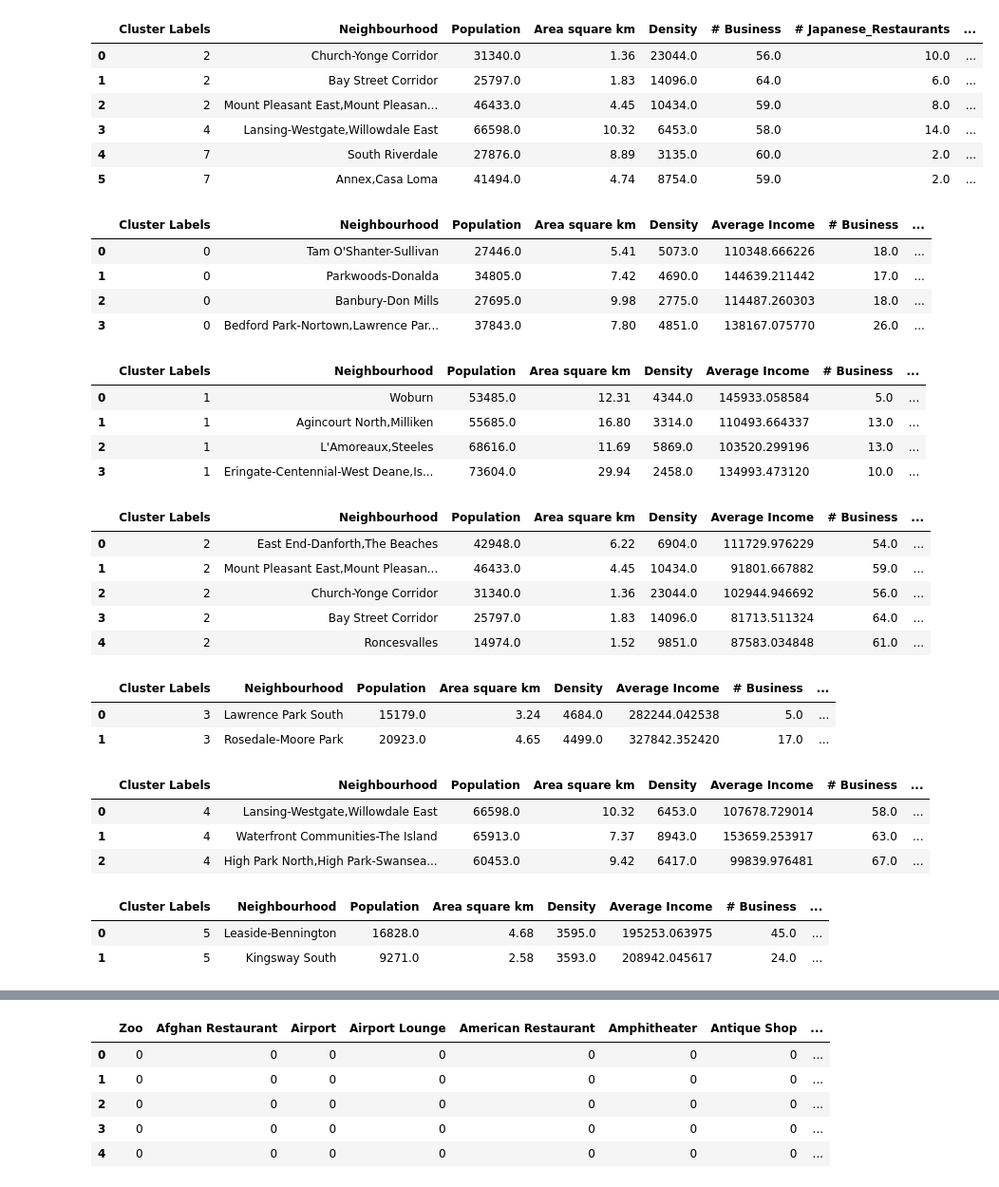
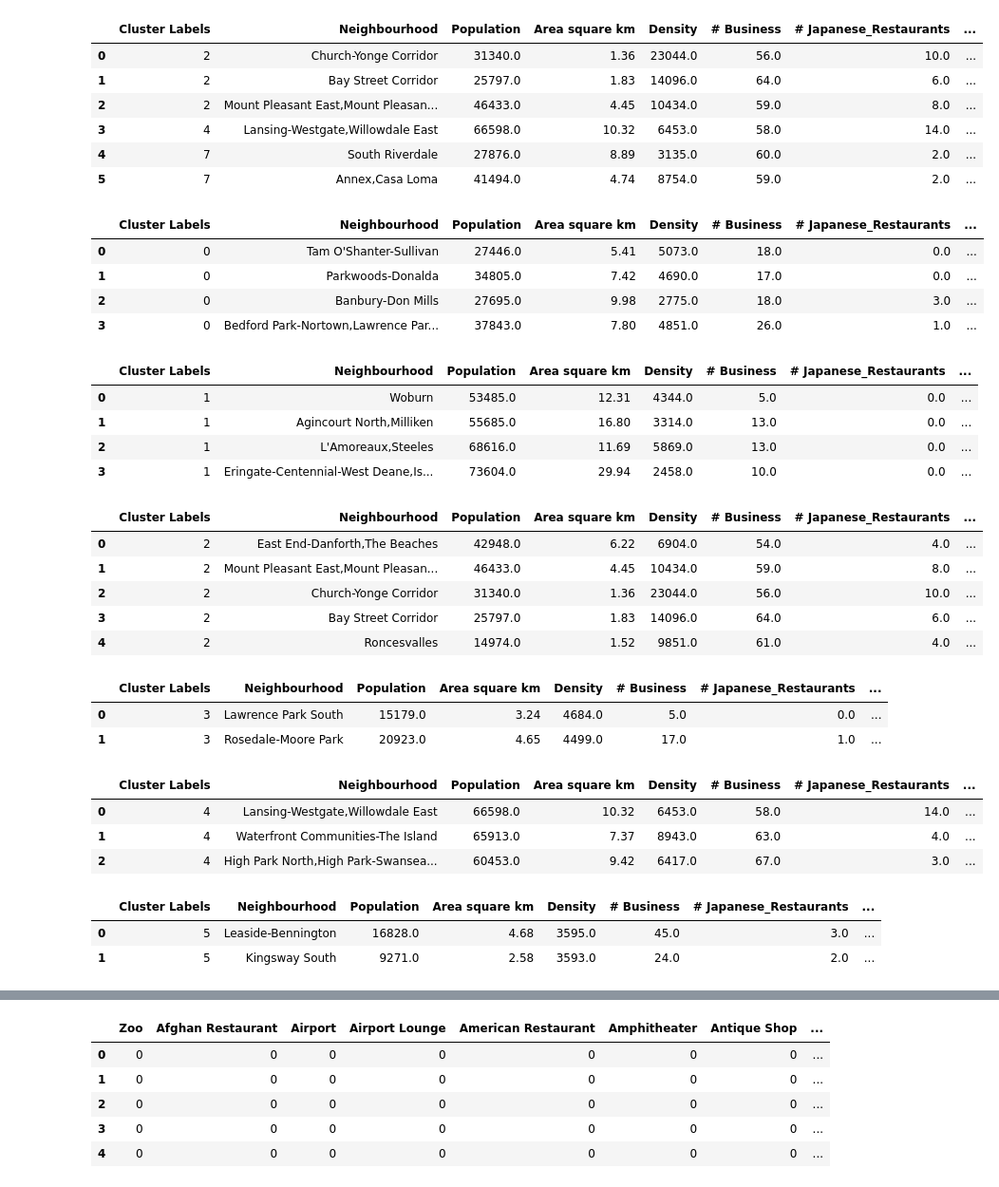
Before and after one commit to henru98/Coursera_Capstone, a Jupyter notebook: TorontoRestaurantLocation.ipynb, the cells around one changed output, grey strips where cells are left out. Shown: that part at 95% size. Cells and saved outputs as stored; diff of their text form; code cells hidden in the pictures.

```diff
--- a/TorontoRestaurantLocation.ipynb
+++ b/TorontoRestaurantLocation.ipynb
@@ -1118,62 +1118,62 @@ df_TM2.drop(['Postcode','Latitude','Longitude','Average Income'], axis=1)
 | 4 | 7 | South Riverdale | 27876.0 | 8.89 | 3135.0 | 60.0 | 2.0 | ... |
 | 5 | 7 | Annex,Casa Loma | 41494.0 | 4.74 | 8754.0 | 59.0 | 2.0 | ... |
 # %%
-Toronto_mergedd=Toronto_merged.drop(['Postcode','Latitude','Longitude'], axis=1)
+Toronto_mergedd=Toronto_merged.drop(['Postcode','Latitude','Longitude','Average Income'], axis=1)
 cluster0=Toronto_mergedd.loc[Toronto_mergedd['Cluster Labels'] == 0]
 cluster0.reset_index(drop=True, inplace=True)
 cluster0
 # %% [output]
-|  | Cluster Labels | Neighbourhood | Population | Area square km | Density | Average Income | # Business | ... |
-| 0 | 0 | Tam O'Shanter-Sullivan | 27446.0 | 5.41 | 5073.0 | 110348.666226 | 18.0 | ... |
-| 1 | 0 | Parkwoods-Donalda | 34805.0 | 7.42 | 4690.0 | 144639.211442 | 17.0 | ... |
-| 2 | 0 | Banbury-Don Mills | 27695.0 | 9.98 | 2775.0 | 114487.260303 | 18.0 | ... |
-| 3 | 0 | Bedford Park-Nortown,Lawrence Par... | 37843.0 | 7.80 | 4851.0 | 138167.075770 | 26.0 | ... |
+|  | Cluster Labels | Neighbourhood | Population | Area square km | Density | # Business | # Japanese_Restaurants | ... |
+| 0 | 0 | Tam O'Shanter-Sullivan | 27446.0 | 5.41 | 5073.0 | 18.0 | 0.0 | ... |
+| 1 | 0 | Parkwoods-Donalda | 34805.0 | 7.42 | 4690.0 | 17.0 | 0.0 | ... |
+| 2 | 0 | Banbury-Don Mills | 27695.0 | 9.98 | 2775.0 | 18.0 | 3.0 | ... |
+| 3 | 0 | Bedford Park-Nortown,Lawrence Par... | 37843.0 | 7.80 | 4851.0 | 26.0 | 1.0 | ... |
 # %%
 cluster1=Toronto_mergedd.loc[Toronto_mergedd['Cluster Labels'] == 1]
 cluster1.reset_index(drop=True, inplace=True)
 cluster1
 # %% [output]
-|  | Cluster Labels | Neighbourhood | Population | Area square km | Density | Average Income | # Business | ... |
-| 0 | 1 | Woburn | 53485.0 | 12.31 | 4344.0 | 145933.058584 | 5.0 | ... |
-| 1 | 1 | Agincourt North,Milliken | 55685.0 | 16.80 | 3314.0 | 110493.664337 | 13.0 | ... |
-| 2 | 1 | L'Amoreaux,Steeles | 68616.0 | 11.69 | 5869.0 | 103520.299196 | 13.0 | ... |
-| 3 | 1 | Eringate-Centennial-West Deane,Is... | 73604.0 | 29.94 | 2458.0 | 134993.473120 | 10.0 | ... |
+|  | Cluster Labels | Neighbourhood | Population | Area square km | Density | # Business | # Japanese_Restaurants | ... |
+| 0 | 1 | Woburn | 53485.0 | 12.31 | 4344.0 | 5.0 | 0.0 | ... |
+| 1 | 1 | Agincourt North,Milliken | 55685.0 | 16.80 | 3314.0 | 13.0 | 0.0 | ... |
+| 2 | 1 | L'Amoreaux,Steeles | 68616.0 | 11.69 | 5869.0 | 13.0 | 0.0 | ... |
+| 3 | 1 | Eringate-Centennial-West Deane,Is... | 73604.0 | 29.94 | 2458.0 | 10.0 | 0.0 | ... |
 # %%
 cluster2=Toronto_mergedd.loc[Toronto_mergedd['Cluster Labels'] == 2]
 cluster2.reset_index(drop=True, inplace=True)
 cluster2
 # %% [output]
-|  | Cluster Labels | Neighbourhood | Population | Area square km | Density | Average Income | # Business | ... |
-| 0 | 2 | East End-Danforth,The Beaches | 42948.0 | 6.22 | 6904.0 | 111729.976229 | 54.0 | ... |
-| 1 | 2 | Mount Pleasant East,Mount Pleasan... | 46433.0 | 4.45 | 10434.0 | 91801.667882 | 59.0 | ... |
-| 2 | 2 | Church-Yonge Corridor | 31340.0 | 1.36 | 23044.0 | 102944.946692 | 56.0 | ... |
-| 3 | 2 | Bay Street Corridor | 25797.0 | 1.83 | 14096.0 | 81713.511324 | 64.0 | ... |
-| 4 | 2 | Roncesvalles | 14974.0 | 1.52 | 9851.0 | 87583.034848 | 61.0 | ... |
+|  | Cluster Labels | Neighbourhood | Population | Area square km | Density | # Business | # Japanese_Restaurants | ... |
+| 0 | 2 | East End-Danforth,The Beaches | 42948.0 | 6.22 | 6904.0 | 54.0 | 4.0 | ... |
+| 1 | 2 | Mount Pleasant East,Mount Pleasan... | 46433.0 | 4.45 | 10434.0 | 59.0 | 8.0 | ... |
+| 2 | 2 | Church-Yonge Corridor | 31340.0 | 1.36 | 23044.0 | 56.0 | 10.0 | ... |
+| 3 | 2 | Bay Street Corridor | 25797.0 | 1.83 | 14096.0 | 64.0 | 6.0 | ... |
+| 4 | 2 | Roncesvalles | 14974.0 | 1.52 | 9851.0 | 61.0 | 4.0 | ... |
 # %%
 cluster3=Toronto_mergedd.loc[Toronto_mergedd['Cluster Labels'] == 3]
 cluster3.reset_index(drop=True, inplace=True)
 cluster3
 # %% [output]
-|  | Cluster Labels | Neighbourhood | Population | Area square km | Density | Average Income | # Business | ... |
-| 0 | 3 | Lawrence Park South | 15179.0 | 3.24 | 4684.0 | 282244.042538 | 5.0 | ... |
-| 1 | 3 | Rosedale-Moore Park | 20923.0 | 4.65 | 4499.0 | 327842.352420 | 17.0 | ... |
+|  | Cluster Labels | Neighbourhood | Population | Area square km | Density | # Business | # Japanese_Restaurants | ... |
+| 0 | 3 | Lawrence Park South | 15179.0 | 3.24 | 4684.0 | 5.0 | 0.0 | ... |
+| 1 | 3 | Rosedale-Moore Park | 20923.0 | 4.65 | 4499.0 | 17.0 | 1.0 | ... |
 # %%
 cluster4=Toronto_mergedd.loc[Toronto_mergedd['Cluster Labels'] == 4]
 cluster4.reset_index(drop=True, inplace=True)
 cluster4
 # %% [output]
-|  | Cluster Labels | Neighbourhood | Population | Area square km | Density | Average Income | # Business | ... |
-| 0 | 4 | Lansing-Westgate,Willowdale East | 66598.0 | 10.32 | 6453.0 | 107678.729014 | 58.0 | ... |
-| 1 | 4 | Waterfront Communities-The Island | 65913.0 | 7.37 | 8943.0 | 153659.253917 | 63.0 | ... |
-| 2 | 4 | High Park North,High Park-Swansea... | 60453.0 | 9.42 | 6417.0 | 99839.976481 | 67.0 | ... |
+|  | Cluster Labels | Neighbourhood | Population | Area square km | Density | # Business | # Japanese_Restaurants | ... |
+| 0 | 4 | Lansing-Westgate,Willowdale East | 66598.0 | 10.32 | 6453.0 | 58.0 | 14.0 | ... |
+| 1 | 4 | Waterfront Communities-The Island | 65913.0 | 7.37 | 8943.0 | 63.0 | 4.0 | ... |
+| 2 | 4 | High Park North,High Park-Swansea... | 60453.0 | 9.42 | 6417.0 | 67.0 | 3.0 | ... |
 # %%
 cluster5=Toronto_mergedd.loc[Toronto_mergedd['Cluster Labels'] == 5]
 cluster5.reset_index(drop=True, inplace=True)
 cluster5
 # %% [output]
-|  | Cluster Labels | Neighbourhood | Population | Area square km | Density | Average Income | # Business | ... |
-| 0 | 5 | Leaside-Bennington | 16828.0 | 4.68 | 3595.0 | 195253.063975 | 45.0 | ... |
-| 1 | 5 | Kingsway South | 9271.0 | 2.58 | 3593.0 | 208942.045617 | 24.0 | ... |
+|  | Cluster Labels | Neighbourhood | Population | Area square km | Density | # Business | # Japanese_Restaurants | ... |
+| 0 | 5 | Leaside-Bennington | 16828.0 | 4.68 | 3595.0 | 45.0 | 3.0 | ... |
+| 1 | 5 | Kingsway South | 9271.0 | 2.58 | 3593.0 | 24.0 | 2.0 | ... |
 # %%
 cluster6=Toronto_mergedd.loc[Toronto_mergedd['Cluster Labels'] == 6]
 cluster6.reset_index(drop=True, inplace=True)
```
Also changed, not shown: parts of 3 cells of this notebook.
